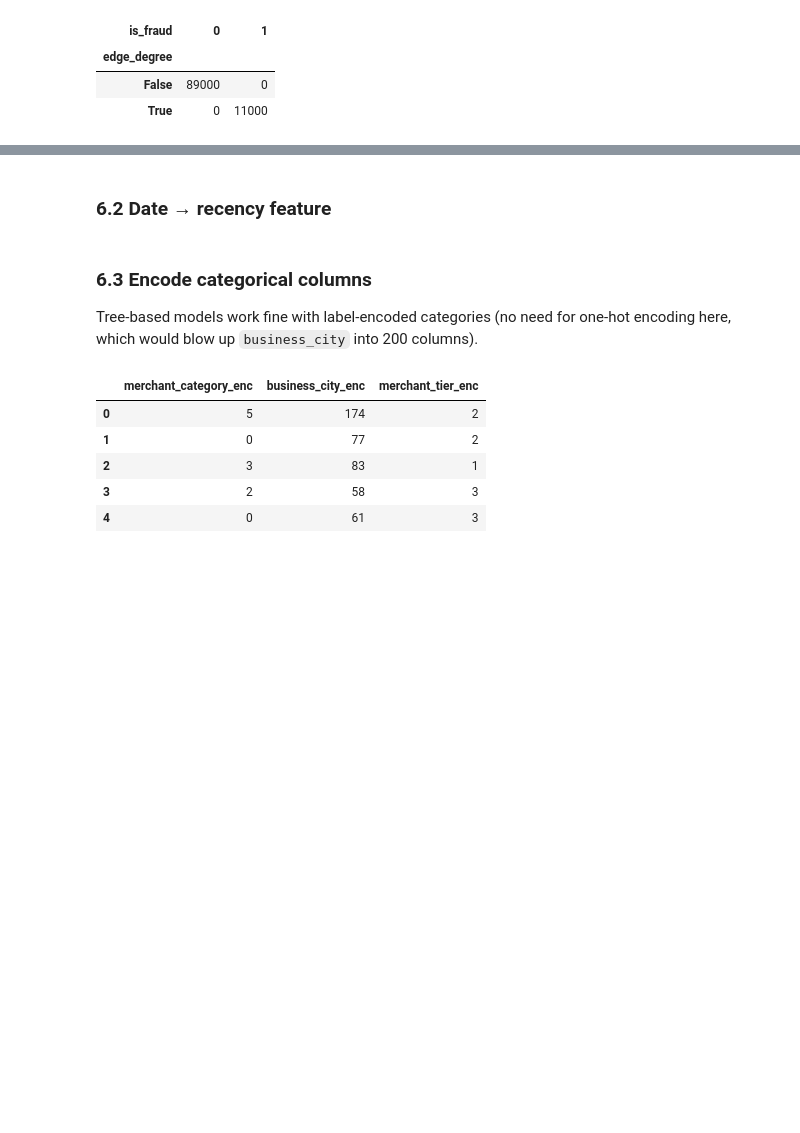
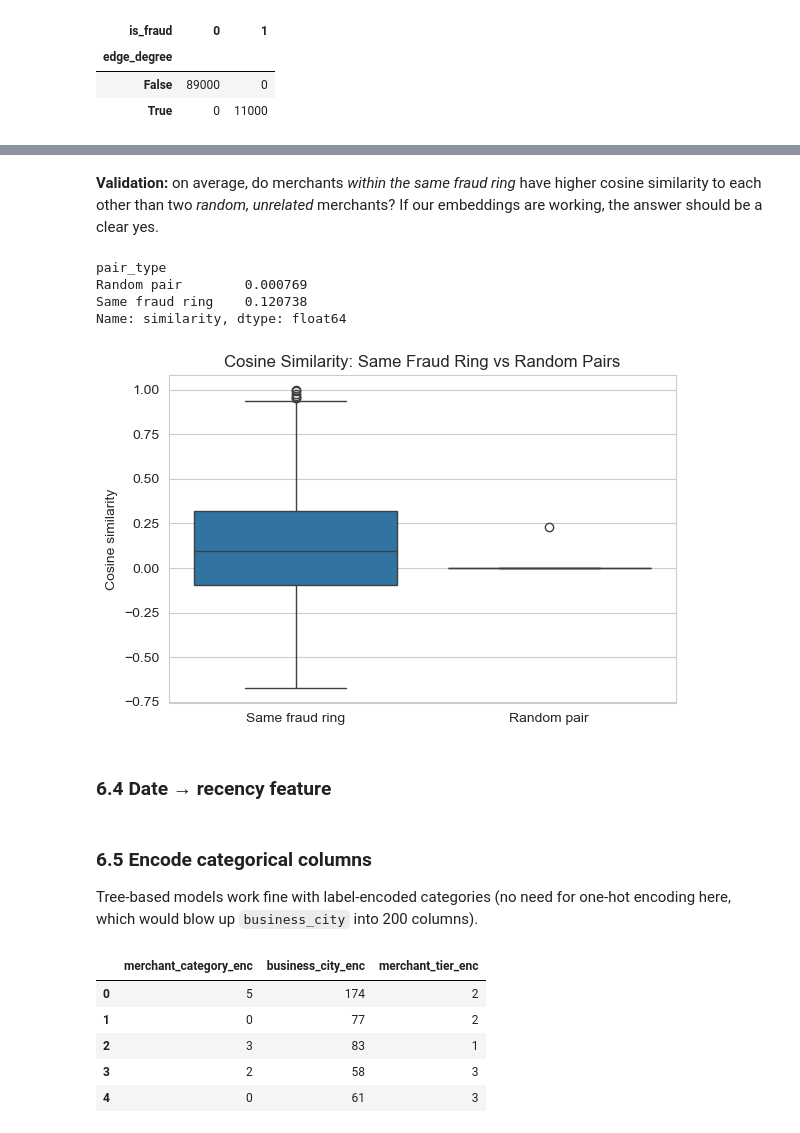
Before and after one commit to tanishqkatiyar-sys/PAN-Merchant-Fraud-Detection, a Jupyter notebook: ML/PAN_Merchant_Fraud_Detection_EDA_Modeling.ipynb, the cells around one changed output, grey strips where cells are left out. Drawn from its saved outputs; the diff is of its cells as text; code cells hidden in the pictures; blank space fills up the shorter version.

```diff
--- a/ML/PAN_Merchant_Fraud_Detection_EDA_Modeling.ipynb
+++ b/ML/PAN_Merchant_Fraud_Detection_EDA_Modeling.ipynb
@@ -281,11 +406,58 @@ Correlation between edge_degree and is_fraud: 0.9996
+# %% [markdown]
+**Validation:** on average, do merchants *within the same fraud ring* have higher
+cosine similarity to each other than two *random, unrelated* merchants? If our
+embeddings are working, the answer should be a clear yes.
+# %%
+import random
+random.seed(42)
+
+
+same_ring_pairs = edges[["merchant_A", "merchant_B"]].sample(300, random_state=42).values
+
+
+random_ids = random.sample(merchant_id_list, 600)
+random_pairs = list(zip(random_ids[:300], random_ids[300:]))
+
+
+def pair_similarity(pairs):
+    sims = []
+    for a, b in pairs:
+        va = embedding_matrix[id_to_row[a]].reshape(1, -1)
+        vb = embedding_matrix[id_to_row[b]].reshape(1, -1)
+        sims.append(cosine_similarity(va, vb)[0, 0])
+    return sims
+
+same_ring_sims = pair_similarity(same_ring_pairs)
+random_sims = pair_similarity(random_pairs)
+
+sim_df = pd.DataFrame({
+    "similarity": same_ring_sims + random_sims,
+    "pair_type": ["Same fraud ring"] * len(same_ring_sims) + ["Random pair"] * len(random_sims),
+})
+
+print(sim_df.groupby("pair_type")["similarity"].mean())
+
+plt.figure(figsize=(6, 4))
+sns.boxplot(data=sim_df, x="pair_type", y="similarity")
+plt.title("Cosine Similarity: Same Fraud Ring vs Random Pairs")
+plt.ylabel("Cosine similarity")
+plt.xlabel("")
+plt.tight_layout()
+plt.show()
+# %% [output]
+pair_type
+Random pair        0.000769
+Same fraud ring    0.120738
+Name: similarity, dtype: float64
+[figure, added]
 # %% [markdown]
-### 6.2 Date → recency feature
+### 6.4 Date → recency feature
 # %%
 merchants["merchant_registration_date"] = pd.to_datetime(merchants["merchant_registration_date"])
 reference_date = merchants["merchant_registration_date"].max()
 merchants["days_since_registration"] = (reference_date - merchants["merchant_registration_date"]).dt.days
 # %% [markdown]
-### 6.3 Encode categorical columns
+### 6.5 Encode categorical columns
 Tree-based models work fine with label-encoded categories (no need for one-hot
 encoding here, which would blow up `business_city` into 200 columns).
 # %%
```
Also changed, not shown: parts of 13 cells of this notebook, 1 other file.
